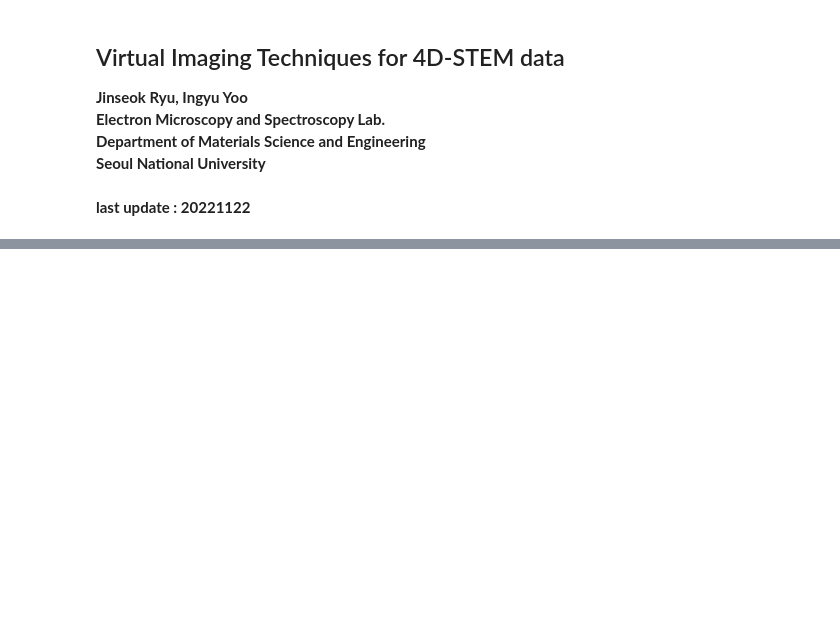
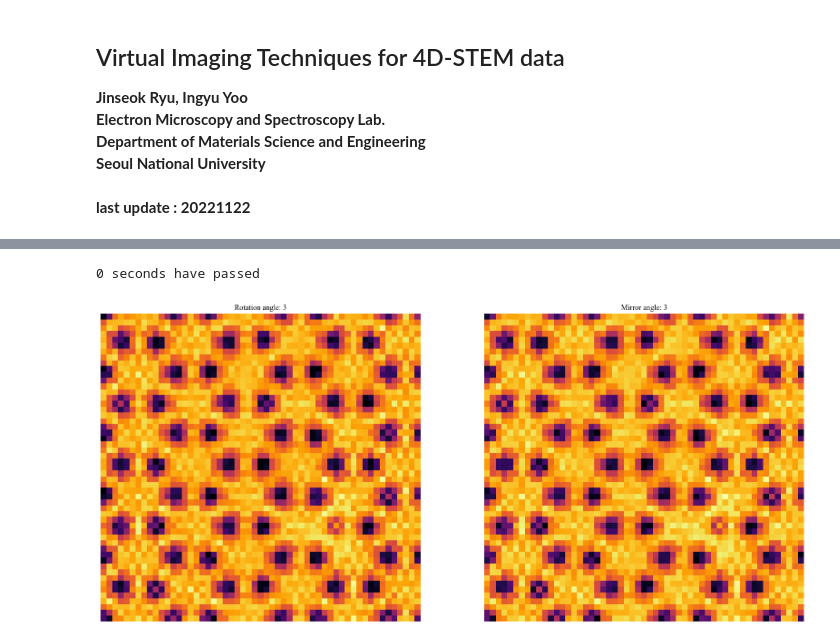
Before and after one commit to jinseuk56/4DSTEM_processing, a Jupyter notebook: imaging/virtual_imaging_4D_STEM.ipynb, the cells around one changed output, grey strips where cells are left out. Drawn from its saved outputs; the diff is of its cells as text; code cells hidden in the pictures; blank space fills up the shorter version.

```diff
--- a/imaging/virtual_imaging_4D_STEM.ipynb
+++ b/imaging/virtual_imaging_4D_STEM.ipynb
@@ -334,16 +380,19 @@ plt.show()
 # %%
 start = time.process_time()
-rot_angle = 45
+rot_angle = 3
 rotated_stack, rot_sym_img, mir_sym_img = test.symmetry_evaluation(rot_angle, also_mirror=True)
 print("%d seconds have passed"%(time.process_time()-start))
-fig, ax = plt.subplots(1, 2, figsize=(10,5))
+fig, ax = plt.subplots(1, 2, figsize=(20, 10))
 ax[0].imshow(rot_sym_img, cmap="inferno", origin="lower")
 ax[0].set_title("Rotation angle: {}".format(rot_angle))
 ax[0].axis("off")
 ax[1].imshow(mir_sym_img, cmap="inferno", origin="lower")
 ax[1].set_title("Mirror angle: {}".format(rot_angle))
 ax[1].axis("off")
 plt.show()
+# %% [output]
+0 seconds have passed
+[figure, added]
 # %%
 fig, ax = plt.subplots(2, 2, figsize=(10, 10))
 ax[0][0].imshow(test.c_stack[0, 0], cmap="jet")
```
Also changed, not shown: parts of 11 cells of this notebook.
